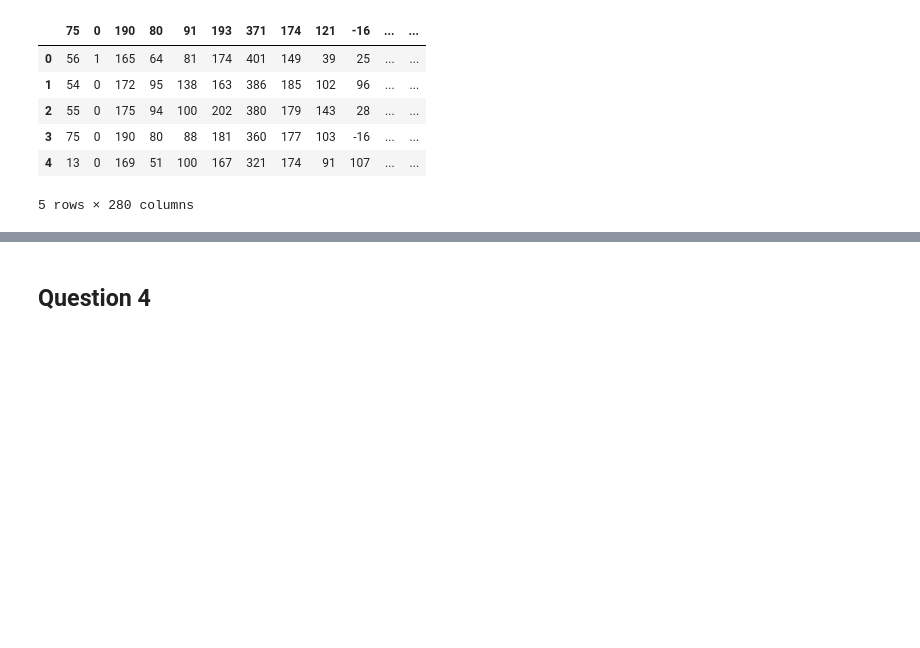
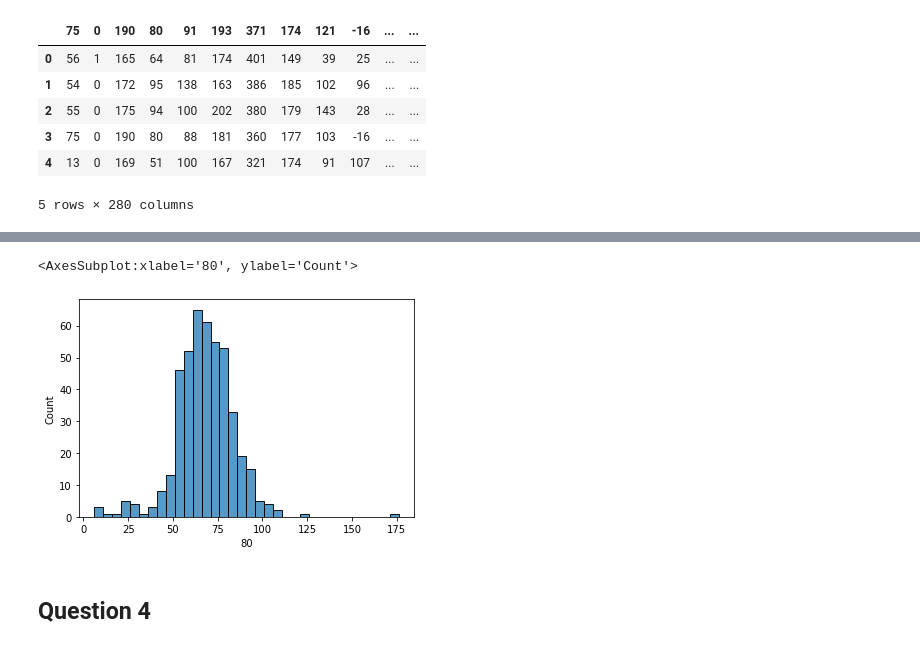
Before and after one commit to juliezhu212/Data-Science-Lab, a Jupyter notebook: Lab 1/Lab1.ipynb, the cells around one changed output, grey strips where cells are left out. Saved outputs shown, nothing was run; the diff lists cells and outputs as text; code cells hidden in the pictures; blank space fills up the shorter version.

```diff
--- a/Lab 1/Lab1.ipynb
+++ b/Lab 1/Lab1.ipynb
@@ -49,2 +88,7 @@ df.head()
+# %%
+sns.histplot(df,x='80')
+# %% [output]
+<AxesSubplot:xlabel='80', ylabel='Count'>
+[figure, added]
 # %% [markdown]
 ## Question 4
```
Also changed, not shown: parts of 7 cells of this notebook.
